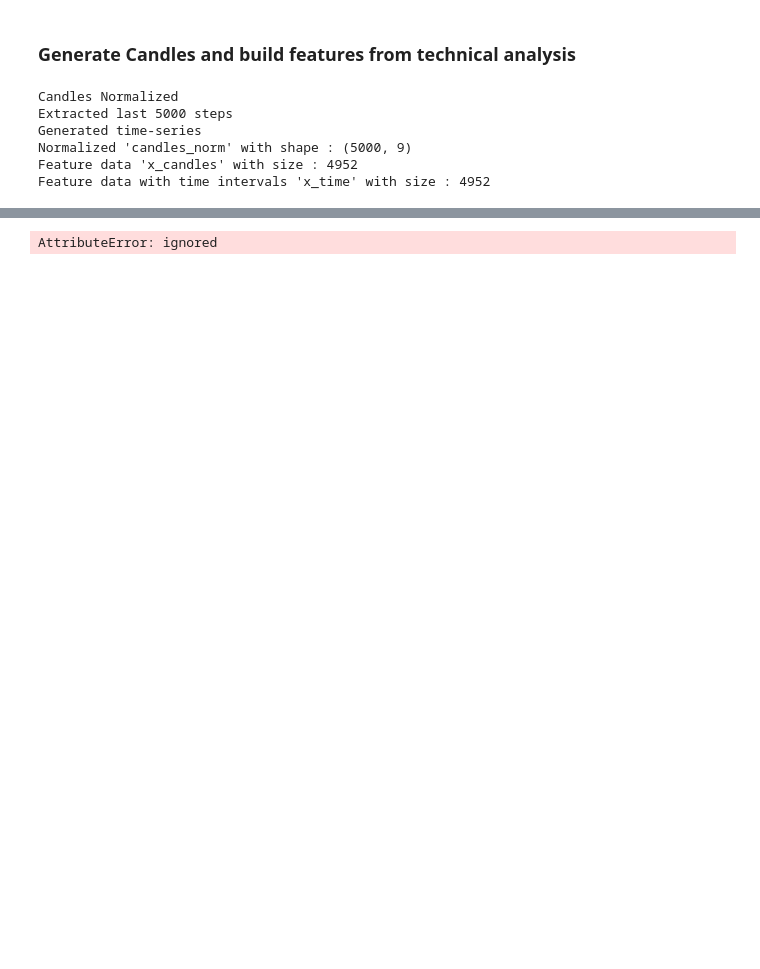
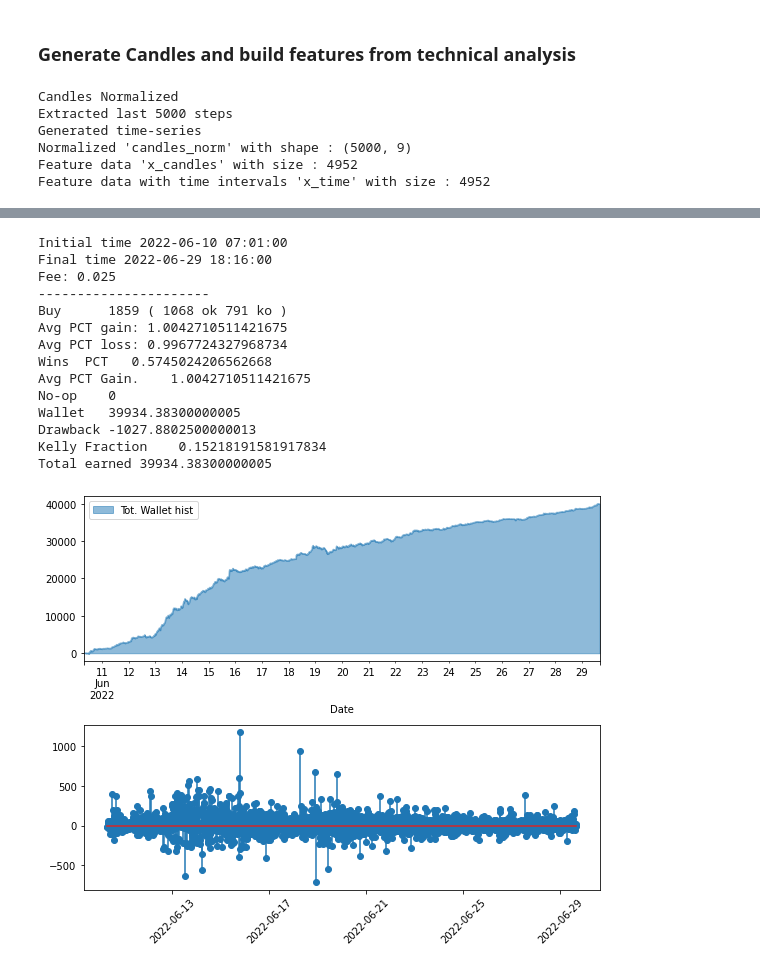
Before and after one commit to gabriele16/sats4u, a Jupyter notebook: colab/LSTM-CNN-BitCoin-Test-Trade.ipynb, the cells around one changed output, grey strips where cells are left out. Drawn from its saved outputs; the diff is of its cells as text; code cells hidden in the pictures; blank space fills up the shorter version.

```diff
--- a/colab/LSTM-CNN-BitCoin-Test-Trade.ipynb
+++ b/colab/LSTM-CNN-BitCoin-Test-Trade.ipynb
@@ -360,6 +183,20 @@ def backtest_temp_df(df_preds_true, step_back = 10, long_short = "long", fee=0.0
 # %%
-wallet_hist_df,wallet,kelly_frac = s2b.backtest_df(df_preds_true.dropna().iloc[-new_time_steps:], ts_btc.step_back-ts_btc.step_back + 10 ,
-                                                    long_short = "short", fee=0.025, cutoff_long = 10. ,cutoff_short = 10.0)
+wallet_hist_df,wallet,kelly_frac = s2b.backtest_df(df_preds_true.dropna().iloc[-new_time_steps*5:], step_back = + 10 ,
+                                                    long_short = "longshort", fee=0.025, cutoff_long = 10. ,cutoff_short = 10.0)
 s2b.show_backtest_results(wallet,wallet_hist_df)
 # %% [output]
-AttributeError: ignored
+Initial time 2022-06-10 07:01:00
+Final time 2022-06-29 18:16:00
+Fee: 0.025
+----------------------
+Buy      1859 ( 1068 ok 791 ko )
+Avg PCT gain: 1.0042710511421675
+Avg PCT loss: 0.9967724327968734
+Wins  PCT   0.5745024206562668
+Avg PCT Gain.    1.0042710511421675
+No-op    0
+Wallet   39934.38300000005
+Drawback -1027.8802500000013
+Kelly Fraction    0.15218191581917834
+Total earned 39934.38300000005
+[figure, added]
```
Also changed, not shown: parts of 12 cells of this notebook.
